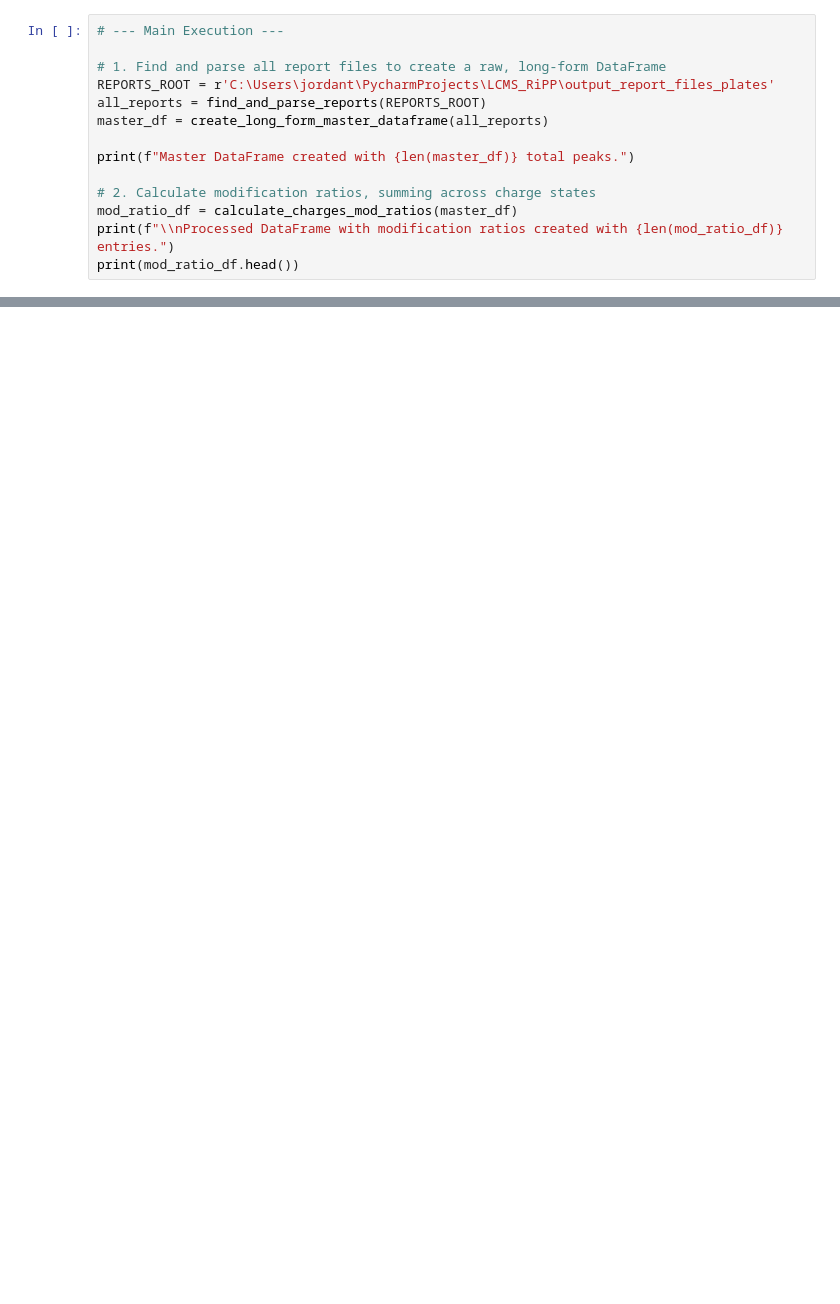
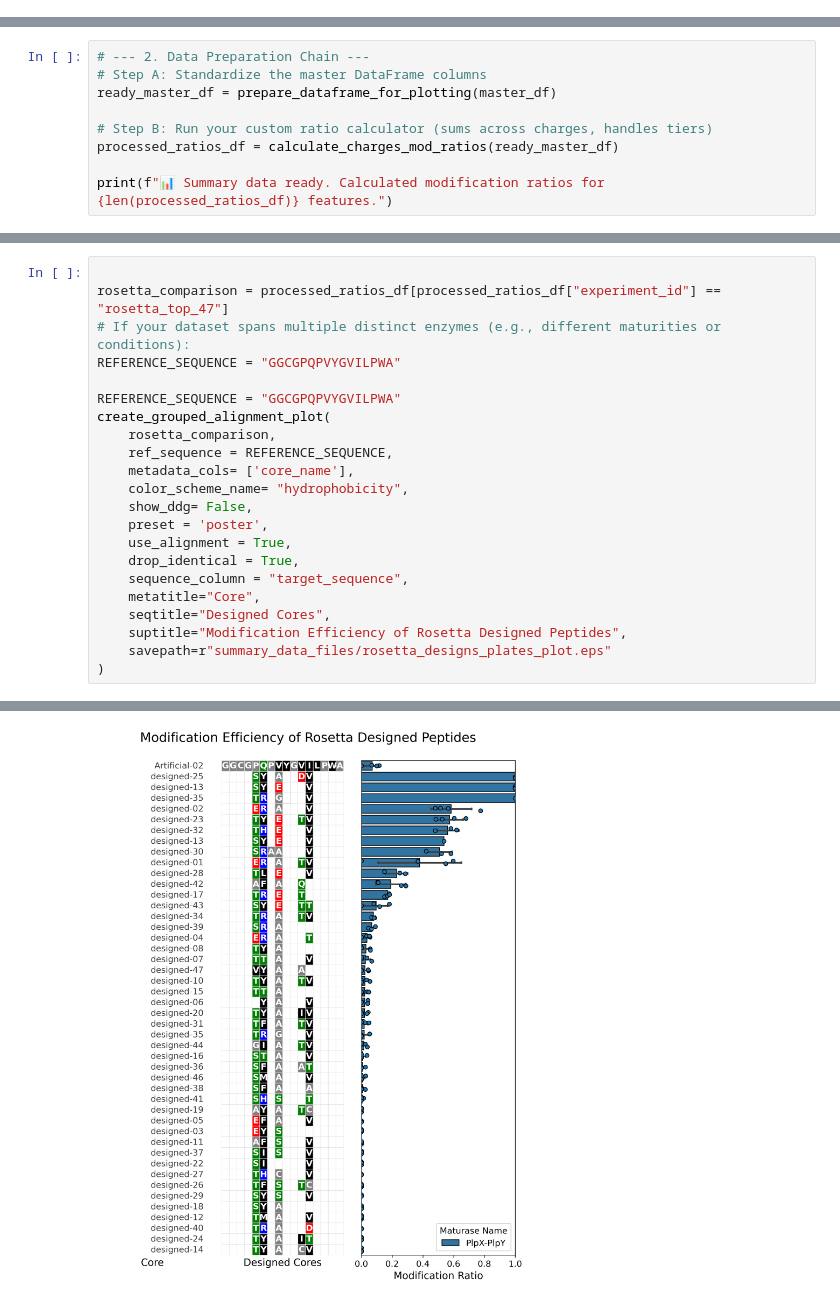
Before and after one commit to thomashjordan/SpliceotideAnalysis, a Jupyter notebook: plate_analysis_summaries.ipynb, the cells around one changed output, grey strips where cells are left out. Cells and saved outputs as stored; diff of their text form; blank space fills up the shorter version.

Commit message:
added jupyter notebooks for analysis of data

```diff
--- a/plate_analysis_summaries.ipynb
+++ b/plate_analysis_summaries.ipynb
@@ -5,14 +8,0 @@ from plotting_analysis_functions import *
-# %%
-# --- Main Execution ---
-
-# 1. Find and parse all report files to create a raw, long-form DataFrame
-REPORTS_ROOT = r'C:\Users\jordant\PycharmProjects\LCMS_RiPP\output_report_files_plates'
-all_reports = find_and_parse_reports(REPORTS_ROOT)
-master_df = create_long_form_master_dataframe(all_reports)
-
-print(f"Master DataFrame created with {len(master_df)} total peaks.")
-
-# 2. Calculate modification ratios, summing across charge states
-mod_ratio_df = calculate_charges_mod_ratios(master_df)
-print(f"\\nProcessed DataFrame with modification ratios created with {len(mod_ratio_df)} entries.")
-print(mod_ratio_df.head())
@@ -66,0 +243,9 @@ if not plot_data.empty:
+# %%
+# --- 2. Data Preparation Chain ---
+# Step A: Standardize the master DataFrame columns
+ready_master_df = prepare_dataframe_for_plotting(master_df)
+
+# Step B: Run your custom ratio calculator (sums across charges, handles tiers)
+processed_ratios_df = calculate_charges_mod_ratios(ready_master_df)
+
+print(f"📊 Summary data ready. Calculated modification ratios for {len(processed_ratios_df)} features.")
@@ -66,0 +330,23 @@ if not plot_data.empty:
+# %%
+
+rosetta_comparison = processed_ratios_df[processed_ratios_df["experiment_id"] == "rosetta_top_47"]
+# If your dataset spans multiple distinct enzymes (e.g., different maturities or conditions):
+REFERENCE_SEQUENCE = "GGCGPQPVYGVILPWA"
+
+REFERENCE_SEQUENCE = "GGCGPQPVYGVILPWA"
+create_grouped_alignment_plot(
+    rosetta_comparison,
+    ref_sequence = REFERENCE_SEQUENCE,
+    metadata_cols= ['core_name'],
+    color_scheme_name= "hydrophobicity",
+    show_ddg= False,
+    preset = 'poster',
+    use_alignment = True,
+    drop_identical = True,
+    sequence_column = "target_sequence",
+    metatitle="Core",
+    seqtitle="Designed Cores",
+    suptitle="Modification Efficiency of Rosetta Designed Peptides",
+    savepath=r"summary_data_files/rosetta_designs_plates_plot.eps"
+)
+# %% [output]
@@ -66,0 +354 @@ if not plot_data.empty:
+[figure, added]
```
Also changed, not shown: parts of 9 cells of this notebook, 3 other files.
